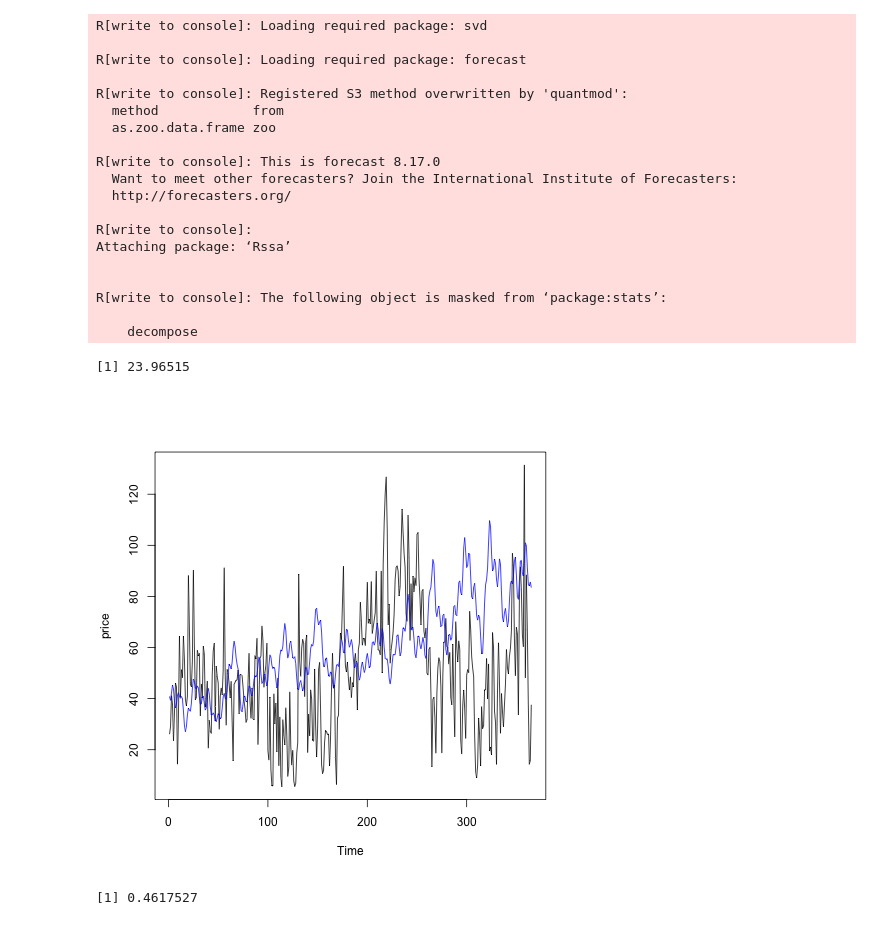
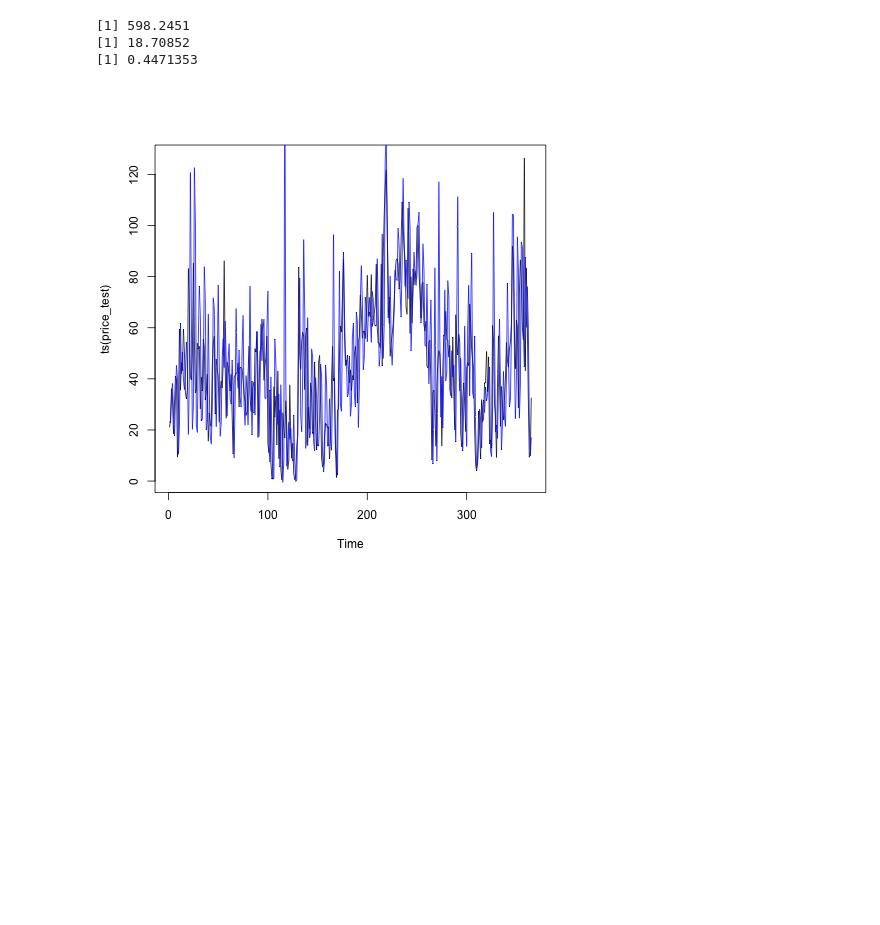
Before and after one commit to damouras/STAD95_W23, a Jupyter notebook: Report/_build/jupyter_execute/Models/SSA_log.ipynb, the cells around one changed output. Drawn from its saved outputs; the diff is of its cells as text; code cells hidden in the pictures; blank space fills up the shorter version.

```diff
--- a/Report/_build/jupyter_execute/Models/SSA_log.ipynb
+++ b/Report/_build/jupyter_execute/Models/SSA_log.ipynb
@@ -3,55 +6,36 @@
 # %%
 %%R
 library(Rssa)
 
 df = read.csv('final_daily.csv')
+price = df[,"price"]
+price_test = tail( price, 365 )
+price_train = head( price, length(ts(df['price'])) - 365)
 
-price_test = tail(df["price"], 365)
-price_train = head(df["price"], length(ts(df['price'])) - 365)
+lprice = log(price+1)
 
-price_train = log(price_train+5)
-price_test = price_test+5
+lfor1 = NULL
+n = length(price)
+for( i in (n-365):(n-1) ){
+  stmp = ssa( lprice[1:i], L = 24 )
+  tmp = exp( rforecast( stmp, groups = list(trend = c(1:12) ) ) )-1
+  lfor1 = c( lfor1, tmp )
+}
 
-s <- ssa(price_train, L = 100)
-for1 <- rforecast(s, groups = list(trend = c(1:24)), len = 365, recurrent=TRUE)
-
-for1=exp(for1)
 
 plot(ts(price_test))
-lines(ts(for1), col='blue')
+lines(ts(lfor1), col='blue')
 
-mean((ts(for1) - ts(price_test))**2)
+print(mean( (ts(lfor1) - ts(price_test)) ^2))
 
-mean(abs(ts(for1) - ts(price_test)))
+print(mean( abs( lfor1 - price_test) ))
+
+print(mean( pmin( abs( lfor1 - price_test)  / abs( price_test ),  1 ) ))
 # %% [output]
-R[write to console]: Loading required package: svd
-
-R[write to console]: Loading required package: forecast
-
-R[write to console]: Registered S3 method overwritten by 'quantmod':
-  method            from
-  as.zoo.data.frame zoo
-
-R[write to console]: This is forecast 8.17.0
-  Want to meet other forecasters? Join the International Institute of Forecasters:
-  http://forecasters.org/
-
-R[write to console]:
-Attaching package: ‘Rssa’
-
-
-R[write to console]: The following object is masked from ‘package:stats’:
-
-    decompose
+[1] 598.2451
+[1] 18.70852
+[1] 0.4471353
-[1] 23.96515
-[figure, old version]
+[figure, new version]
-# %%
-%%R
-error = abs(ts(price_test)-ts(for1))/abs(ts(price_test))
-error[error > 1] = 1
-mean(error)
-# %% [output]
-[1] 0.4617527
 # %%
 %%R
 ##Demand
```
Also changed, not shown: parts of 3 cells of this notebook, 25 other files.
